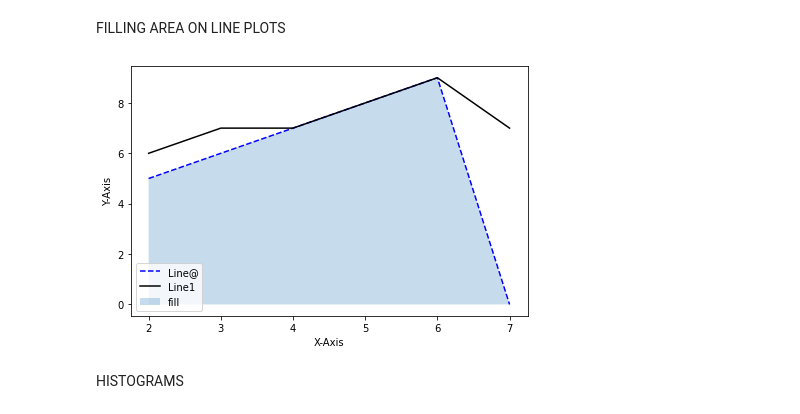
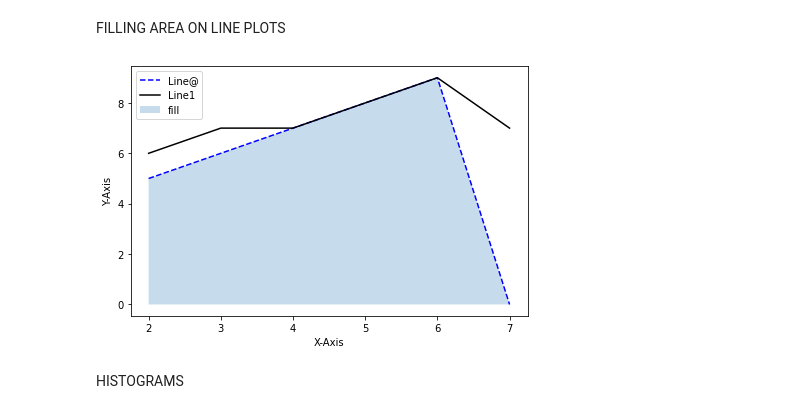
Before and after one commit to DataCrusade1999/Python, a Jupyter notebook: Matplotlib(Colab1).ipynb, the cells around one changed output. Drawn from its saved outputs; the diff is of its cells as text; code cells hidden in the pictures.

```diff
--- a/Matplotlib(Colab1).ipynb
+++ b/Matplotlib(Colab1).ipynb
@@ -33,17 +33,17 @@ FILLING AREA ON LINE PLOTS
 # %%
 df1=[2,3,4,5,6,7]
 df2=[5,6,7,8,9,0]
 df3=[6,7,7,8,9,7]
 plt.plot(df1,df2,color='b',linestyle='--',label='Line@')
 plt.plot(df1,df3,color='k',label='Line1')
 plt.fill_between(df1,df2,alpha=0.25,label='fill')
 plt.tight_layout()
 plt.xlabel('X-Axis')
 plt.ylabel('Y-Axis')
-plt.legend(loc='lower left')
+plt.legend(loc='upper left')
 plt.show()
 # %% [output]
-[figure, old version]
+[figure, new version]
 # %% [markdown]
 HISTOGRAMS
 # %%
```
Also changed, not shown: parts of 2 cells of this notebook.
